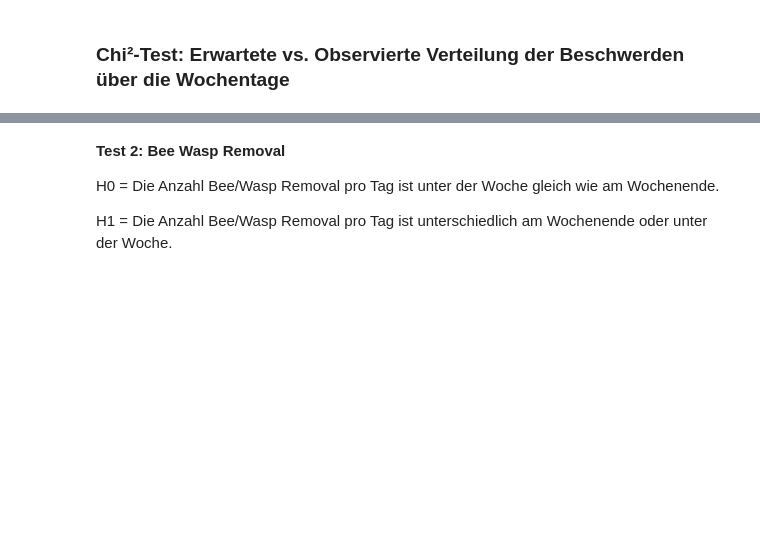
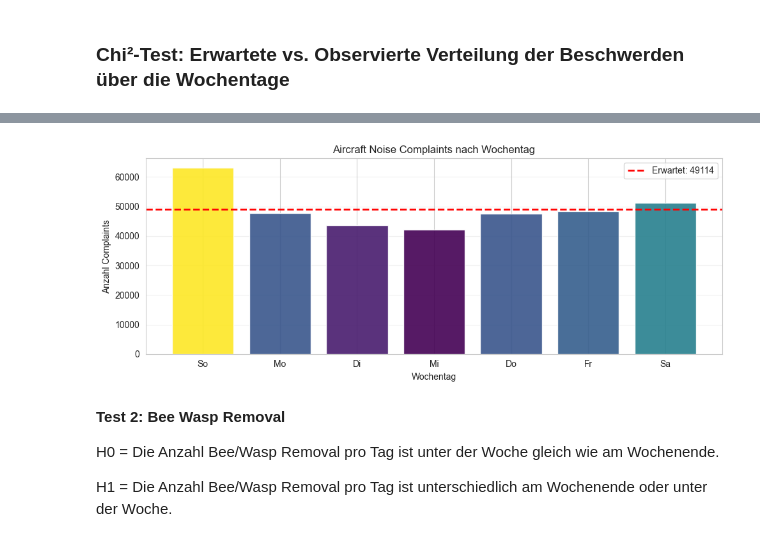
Before and after one commit to Ameowsle/Statistic-Macher, a Jupyter notebook: Created_Date_Hypothesentests.ipynb, the cells around one changed output, grey strips where cells are left out. Cells and saved outputs as stored; diff of their text form; code cells hidden in the pictures; blank space fills up the shorter version.

```diff
--- a/Created_Date_Hypothesentests.ipynb
+++ b/Created_Date_Hypothesentests.ipynb
@@ -127,3 +106,31 @@ Interpretation (α = 0.05):
+# %%
+import matplotlib.pyplot as plt
+import seaborn as sns
+import numpy as np
+
+days = ["So", "Mo", "Di", "Mi", "Do", "Fr", "Sa"]
+x = np.arange(7)
+
+# Farbskala wie in der Heatmap
+cmap = sns.color_palette("viridis", as_cmap=True)
+norm = plt.Normalize(vmin=observed.min(), vmax=observed.max())
+colors = cmap(norm(observed))
+
+plt.figure(figsize=(10, 4))
+plt.bar(x, observed, color=colors, alpha=0.9)
+plt.axhline(expected.mean(), color="red", linestyle="--", linewidth=2,
+            label=f"Erwartet: {expected.mean():.0f}")
+
+plt.xticks(x, days)
+plt.xlabel("Wochentag")
+plt.ylabel("Anzahl Complaints")
+plt.title("Aircraft Noise Complaints nach Wochentag")
+plt.legend()
+plt.grid(axis="y", alpha=0.3)
+plt.tight_layout()
+plt.show()
+# %% [output]
+[figure, added]
 # %% [markdown]
 **Test 2: Bee Wasp Removal**
 
```
Also changed, not shown: parts of 34 cells of this notebook.
